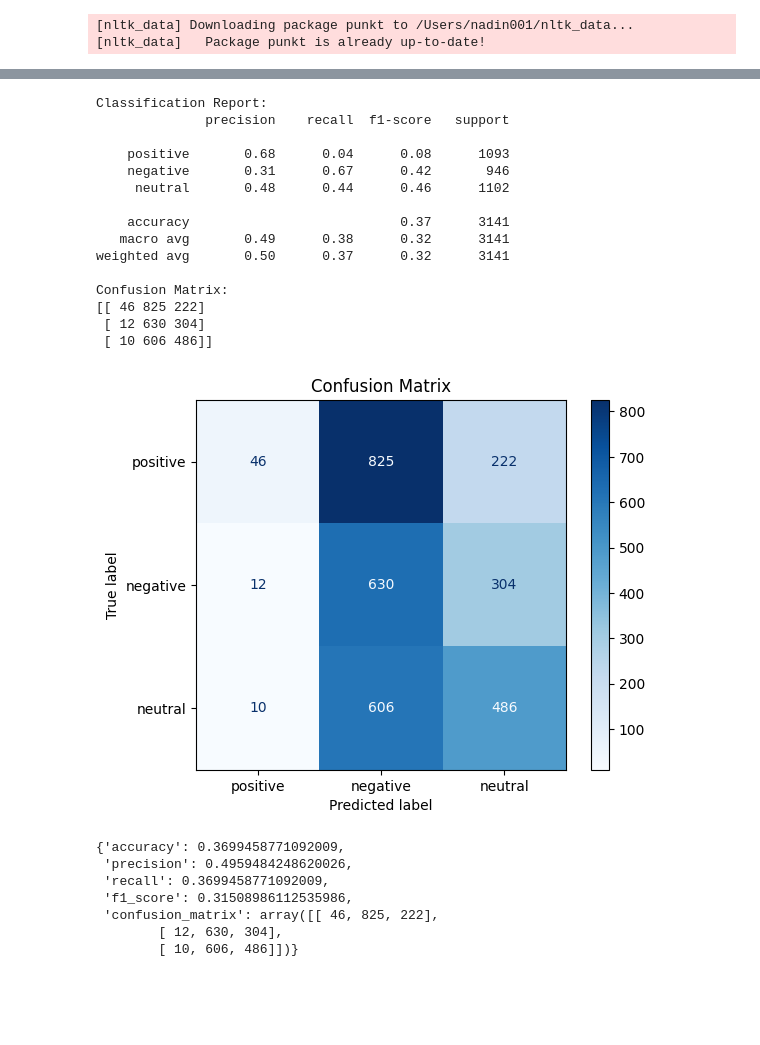
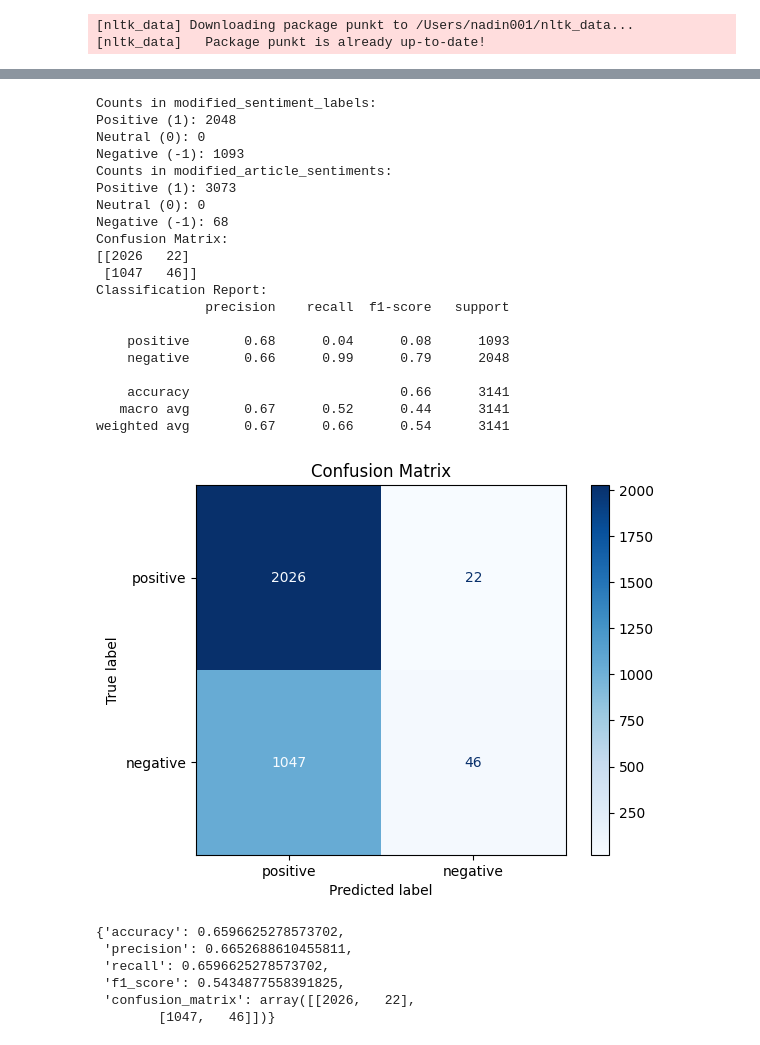
Before and after one commit to UtrechtUniversity/historical-news-sentiment, a Jupyter notebook: notebooks/sentiment_analyser.ipynb, the cells around one changed output, grey strips where cells are left out. Saved outputs shown, nothing was run; the diff lists cells and outputs as text; code cells hidden in the pictures; blank space fills up the shorter version.

Commit message:
Add binary analysis

```diff
--- a/notebooks/sentiment_analyser.ipynb
+++ b/notebooks/sentiment_analyser.ipynb
@@ -4,7 +4,7 @@ from interest.sentiment import SentimentAnalyser
 [nltk_data] Downloading package punkt to /Users/nadin001/nltk_data...
 [nltk_data]   Package punkt is already up-to-date!
 # %%
-analyzer = SentimentAnalyser('../data/negative_words_gpt.txt', '../data/positive_words_gpt.txt', '../data/merged/combined_df.csv', '../models/pretrained/Dutch_CoNLL17_corpus/model.bin')
+analyzer = SentimentAnalyser(negative_words_fp='../data/negative_words_gpt.txt', positive_words_fp='../data/positive_words_gpt.txt', articles_fp='../data/merged/combined_df.csv', model_fp='../models/pretrained/Dutch_CoNLL17_corpus/model.bin')
 # %%
 negative_sentiment_word_vector = analyzer.negative_words_to_word_vectors()
 positive_sentiment_word_vector = analyzer.positive_words_to_word_vectors()
@@ -15,27 +44,31 @@ analyzer.plot_word_vectors(negative_sentiment_word_vector, positive_sentiment_wo
 # %%
-article_sentiments = analyzer.calculate_article_sentiment(articles_word_vectors, negative_sentiment_word_vector, positive_sentiment_word_vector, neutral_threshold=0.05)
-analyzer.evaluate_sentiment_predictions(analyzer.sentiment_labels, article_sentiments)
+article_sentiments = analyzer.calculate_article_sentiment(articles_word_vectors=articles_word_vectors, negative_sentiment_word_vector=negative_sentiment_word_vector, positive_sentiment_word_vector=positive_sentiment_word_vector, neutral_threshold=0.05)
+analyzer.evaluate_sentiment_predictions(analyzer.sentiment_labels, article_sentiments, sentiment_type='binary')
 # %% [output]
+Counts in modified_sentiment_labels:
+Positive (1): 2048
+Neutral (0): 0
+Negative (-1): 1093
+Counts in modified_article_sentiments:
+Positive (1): 3073
+Neutral (0): 0
+Negative (-1): 68
+Confusion Matrix:
+[[2026   22]
+ [1047   46]]
 Classification Report:
               precision    recall  f1-score   support
 
     positive       0.68      0.04      0.08      1093
-    negative       0.31      0.67      0.42       946
-     neutral       0.48      0.44      0.46      1102
+    negative       0.66      0.99      0.79      2048
 
-    accuracy                           0.37      3141
-   macro avg       0.49      0.38      0.32      3141
-weighted avg       0.50      0.37      0.32      3141
-
-Confusion Matrix:
-[[ 46 825 222]
- [ 12 630 304]
- [ 10 606 486]]
+    accuracy                           0.66      3141
+   macro avg       0.67      0.52      0.44      3141
+weighted avg       0.67      0.66      0.54      3141
-[figure, old version]
+[figure, new version]
-{'accuracy': 0.3699458771092009,
- 'precision': 0.4959484248620026,
- 'recall': 0.3699458771092009,
- 'f1_score': 0.31508986112535986,
- 'confusion_matrix': array([[ 46, 825, 222],
-        [ 12, 630, 304],
-        [ 10, 606, 486]])}
+{'accuracy': 0.6596625278573702,
+ 'precision': 0.6652688610455811,
+ 'recall': 0.6596625278573702,
+ 'f1_score': 0.5434877558391825,
+ 'confusion_matrix': array([[2026,   22],
+        [1047,   46]])}
```
Also changed, not shown: parts of 2 cells of this notebook.
